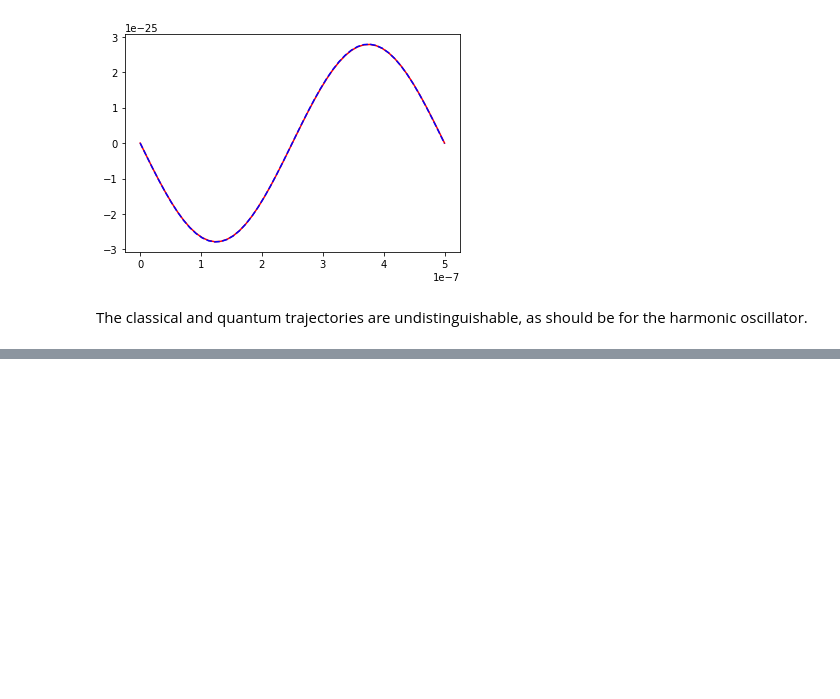
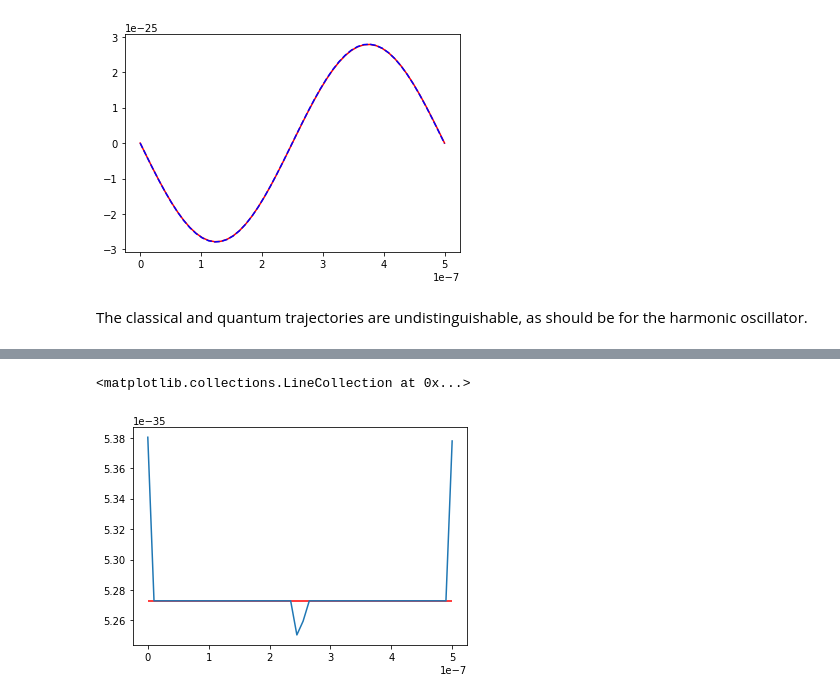
Before and after one commit to Miguel-ASM/pysom, a Jupyter notebook: testNotebooks/test_1.ipynb, the cells around one changed output, grey strips where cells are left out. Cells and saved outputs as stored; diff of their text form; code cells hidden in the pictures; blank space fills up the shorter version.

```diff
--- a/testNotebooks/test_1.ipynb
+++ b/testNotebooks/test_1.ipynb
@@ -55,7 +55,8 @@ V = 1/2*m*omega**2*x**2               #potential vector
 ### Function to calculate expectation values
 # %%
 #define a function to compute the mean value of the function
-def mean(x,psi,f = lambda x:x):
+# if no function is specified, then it is equivalent to compute the squared norm of the wave function
+def mean(x,psi,f = lambda x:1.):
     return np.trapz(f(x)*np.absolute(psi)**2, x)
 # %% [markdown]
 ### Initial state
@@ -72,9 +73,13 @@ psi0 /= np.sqrt(np.trapz(np.absolute(psi0)**2, x) );
 psip0 = np.fft.fft(psi0*dx)/(2*pi*hb)
 psip0 /= np.sqrt(np.trapz(np.absolute(psip0)**2, px) )
 
-#Initial positions
+#Initial position/momentum
 x_0 = mean(x, psi0,lambda x:x)
-p_0 = mean(px, psi0,lambda p:p)
+p_0 = mean(px, psip0,lambda p:p)
+
+#Initial expectation values of the square of momentum and position
+x_sq_0 = mean(x, psi0,lambda x:x**2)
+p_sq_0 = mean(px, psip0,lambda p:p**2)
 # %% [markdown]
 ### Functions to compute the classical trajectories (Harmonic oscillator)
 
@@ -100,8 +105,13 @@ p_t = p_classical(tt,x_0,p_0,omega,m)
 # %% [markdown]
 ### Simulate the evolution of the Schrodinger equation and its expectation values
 # %%
+#Expectation values of position and momentum
 x_t_Schrodinger = [x_0]
 p_t_Schrodinger = [p_0]
+
+#Expectation values of the square of position and momentum
+x_t_sq_Schrodinger = [x_sq_0]
+p_t_sq_Schrodinger = [p_sq_0]
 
 # Initialize the wave functions to psi0 and psip0
 psi = np.copy(psi0)
@@ -110,11 +120,20 @@ psip = np.copy(psip0)
 #Loop to evolve the wave function
 for ii in range(n-1):
     pysom.propagation.suzuki_trotter_step(psi, psip, expkin, V, nx, x, dx, px, dpx,dt)
+
     x_t_Schrodinger.append( mean(x, psi,lambda x:x) )
     p_t_Schrodinger.append( mean(px, psip,lambda p:p) )
+    x_t_sq_Schrodinger.append( mean(x, psi,lambda x:x**2) )
+    p_t_sq_Schrodinger.append( mean(px, psip,lambda px:px**2) )
 
 x_f = mean(x, psi,lambda x:x)
 p_f = mean(px, psip,lambda p:p)
+
+#transform these lists into numpy arrays
+x_t_Schrodinger = np.array( x_t_Schrodinger )
+p_t_Schrodinger = np.array( p_t_Schrodinger )
+x_t_sq_Schrodinger = np.array( x_t_sq_Schrodinger )
+p_t_sq_Schrodinger = np.array( p_t_sq_Schrodinger )
 # %% [markdown]
 ### Compare the classical and quantum trajectories
 # %%
@@ -127,0 +153,9 @@ The classical and quantum trajectories are undistinguishable, as should be for t
+# %%
+Delta_x = np.sqrt(x_t_sq_Schrodinger-x_t_Schrodinger**2)
+Delta_p = np.sqrt(p_t_sq_Schrodinger-p_t_Schrodinger**2)
+# %%
+plt.plot(tt,Delta_p*Delta_x)
+plt.hlines(hb/2.,0,tt[-1],'r')
+# %% [output]
+<matplotlib.collections.LineCollection at 0x...>
+[figure, added]
```
Also changed, not shown: parts of 3 cells of this notebook.
